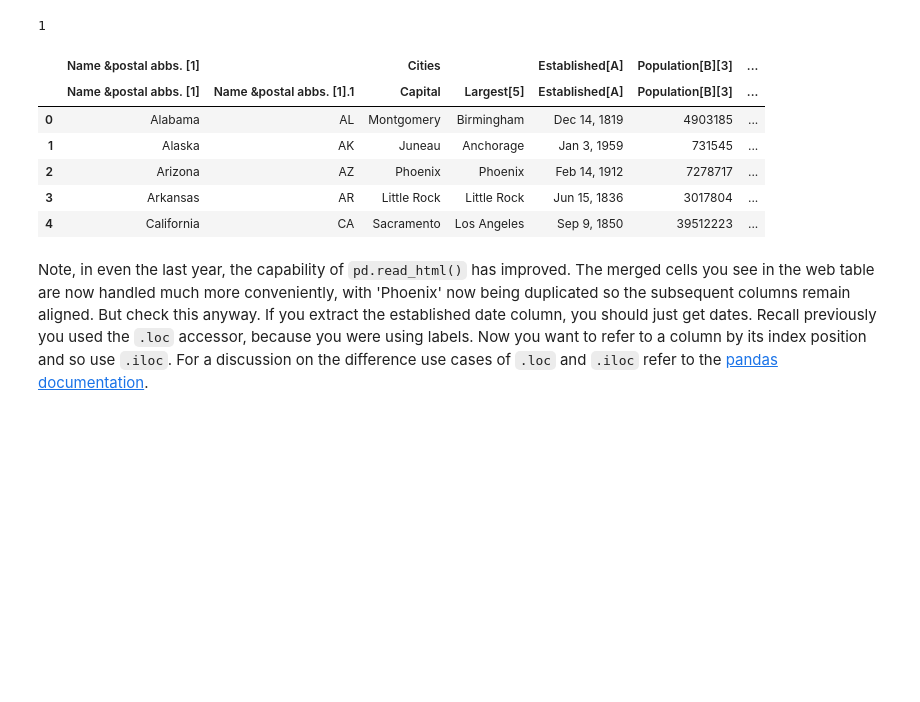
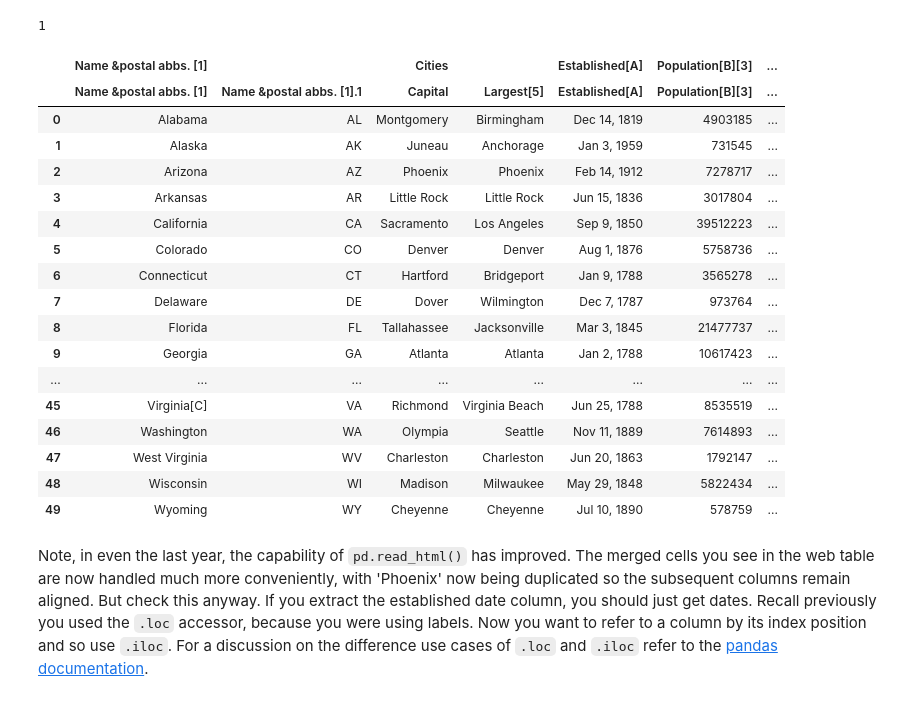
Before and after one commit to pablo-git8/DataScienceGuidedCapstone, a Jupyter notebook: Notebooks/02_data_wrangling.ipynb, the cells around one changed output. Saved outputs shown, nothing was run; the diff lists cells and outputs as text; code cells hidden in the pictures; blank space fills up the shorter version.

```diff
--- a/Notebooks/02_data_wrangling.ipynb
+++ b/Notebooks/02_data_wrangling.ipynb
@@ -804,15 +805,26 @@ len(usa_states)
 1
 # %%
 usa_states = usa_states[0]
-usa_states.head()
+usa_states
 # %% [output]
 |  | Name &postal abbs. [1] |  | Cities |  | Established[A] | Population[B][3] | ... |
 |  | Name &postal abbs. [1] | Name &postal abbs. [1].1 | Capital | Largest[5] | Established[A] | Population[B][3] | ... |
 | 0 | Alabama | AL | Montgomery | Birmingham | Dec 14, 1819 | 4903185 | ... |
 | 1 | Alaska | AK | Juneau | Anchorage | Jan 3, 1959 | 731545 | ... |
 | 2 | Arizona | AZ | Phoenix | Phoenix | Feb 14, 1912 | 7278717 | ... |
 | 3 | Arkansas | AR | Little Rock | Little Rock | Jun 15, 1836 | 3017804 | ... |
 | 4 | California | CA | Sacramento | Los Angeles | Sep 9, 1850 | 39512223 | ... |
+| 5 | Colorado | CO | Denver | Denver | Aug 1, 1876 | 5758736 | ... |
+| 6 | Connecticut | CT | Hartford | Bridgeport | Jan 9, 1788 | 3565278 | ... |
+| 7 | Delaware | DE | Dover | Wilmington | Dec 7, 1787 | 973764 | ... |
+| 8 | Florida | FL | Tallahassee | Jacksonville | Mar 3, 1845 | 21477737 | ... |
+| 9 | Georgia | GA | Atlanta | Atlanta | Jan 2, 1788 | 10617423 | ... |
+| ... | ... | ... | ... | ... | ... | ... | ... |
+| 45 | Virginia[C] | VA | Richmond | Virginia Beach | Jun 25, 1788 | 8535519 | ... |
+| 46 | Washington | WA | Olympia | Seattle | Nov 11, 1889 | 7614893 | ... |
+| 47 | West Virginia | WV | Charleston | Charleston | Jun 20, 1863 | 1792147 | ... |
+| 48 | Wisconsin | WI | Madison | Milwaukee | May 29, 1848 | 5822434 | ... |
+| 49 | Wyoming | WY | Cheyenne | Cheyenne | Jul 10, 1890 | 578759 | ... |
 # %% [markdown]
 Note, in even the last year, the capability of `pd.read_html()` has improved. The merged cells you see in the web table are now handled much more conveniently, with 'Phoenix' now being duplicated so the subsequent columns remain aligned. But check this anyway. If you extract the established date column, you should just get dates. Recall previously you used the `.loc` accessor, because you were using labels. Now you want to refer to a column by its index position and so use `.iloc`. For a discussion on the difference use cases of `.loc` and `.iloc` refer to the [pandas documentation](https://pandas.pydata.org/pandas-docs/stable/user_guide/indexing.html).
 # %%
```
Also changed, not shown: parts of 14 cells of this notebook, 2 other files.
